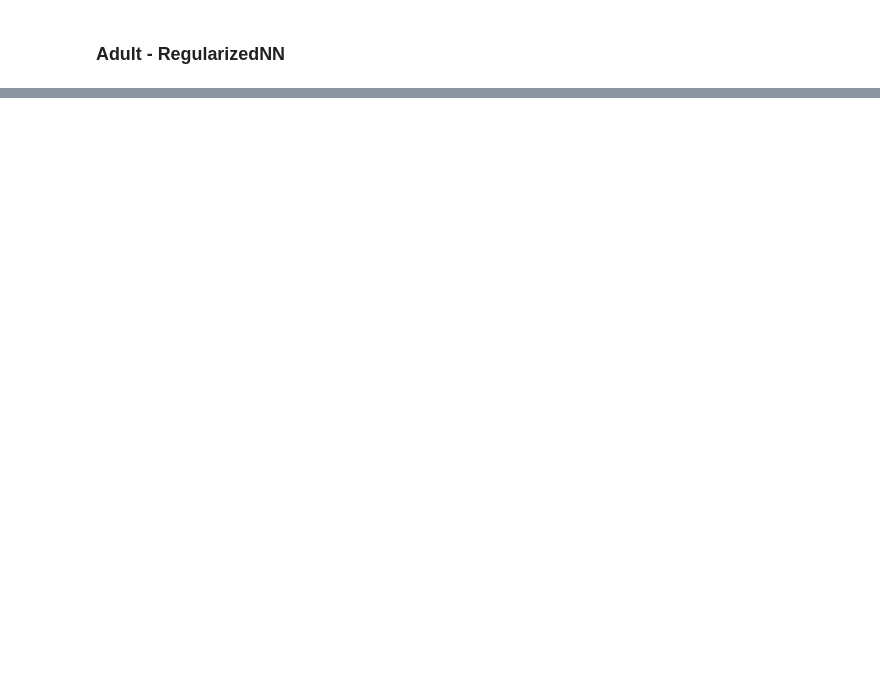
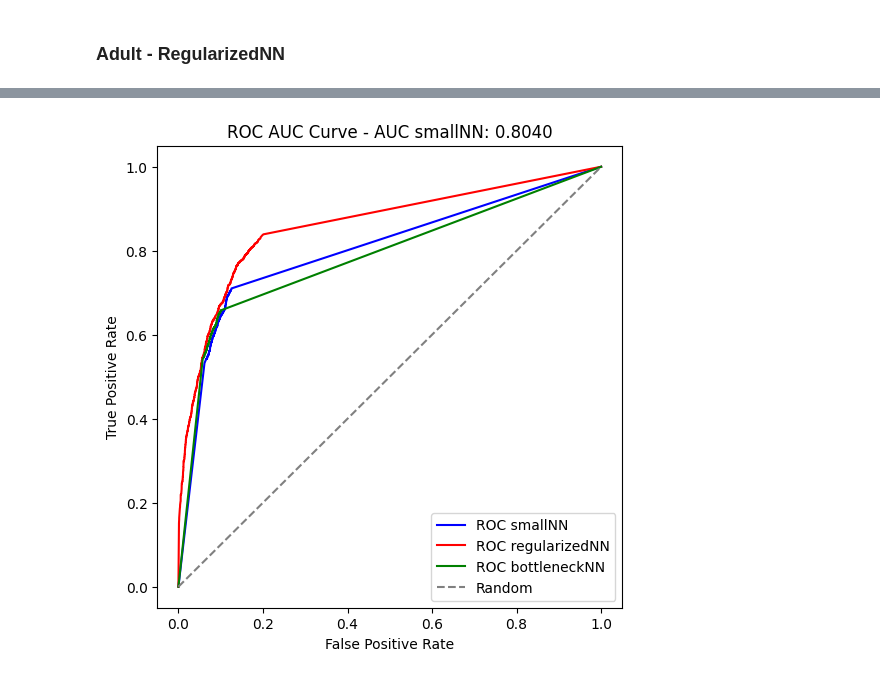
Before and after one commit to MatteoVicenzino/XAI_robustness_analysis, a Jupyter notebook: tuning_new_model.ipynb, the cells around one changed output, grey strips where cells are left out. Saved outputs shown, nothing was run; the diff lists cells and outputs as text; code cells hidden in the pictures; blank space fills up the shorter version.

```diff
--- a/tuning_new_model.ipynb
+++ b/tuning_new_model.ipynb
@@ -68,3 +66,3 @@ net = nt.load_net(dataset_name)
 # %%
-eval_net(dataset_name, 'model4')
+result4 = eval_net(dataset_name, 'model4')
 # %% [output]
@@ -82,5 +78,5 @@ weighted avg       0.83      0.84      0.83      8045
 # %% [markdown]
 ### Adult - RegularizedNN
 # %%
-eval_net(dataset_name, 'model5')
+result5 = eval_net(dataset_name, 'model5')
 # %% [output]
@@ -98,3 +106,27 @@ weighted avg       0.84      0.84      0.84      8045
+# %%
+y_val_labels = y_val.detach().numpy().argmax(axis=1)
+
+roc4 = roc_auc_score(y_val_labels, result4['pred_proba'][0][:,1])
+fpr4, tpr4, _ = roc_curve(y_val_labels, result4['pred_proba'][0][:,1])
+
+roc5 = roc_auc_score(y_val_labels, result5['pred_proba'][0][:,1])
+fpr5, tpr5, _ = roc_curve(y_val_labels, result5['pred_proba'][0][:,1])
+
+roc6 = roc_auc_score(y_val_labels, result6['pred_proba'][0][:,1])
+fpr6, tpr6, _ = roc_curve(y_val_labels, result6['pred_proba'][0][:,1])
+
+plt.figure(figsize=(6,6))
+plt.title(f'ROC AUC Curve - AUC smallNN: {roc4:.4f}')
+plt.plot(fpr4, tpr4, color='blue', label='ROC smallNN')
+plt.plot(fpr5, tpr5, color='red', label='ROC regularizedNN')
+plt.plot(fpr6, tpr6, color='green', label='ROC bottleneckNN')
+plt.plot([0,1],[0,1], color='grey', linestyle='--', label='Random')
+plt.xlabel('False Positive Rate')
+plt.ylabel('True Positive Rate')
+plt.legend()
+plt.show()
+# %% [output]
+[figure, added]
 # %%
 model_dict = joblib.load(f"./load/nets/model_{dataset_name}_dict.joblib")
 print(model_dict)
```
Also changed, not shown: parts of 12 cells of this notebook, 5 other files.
